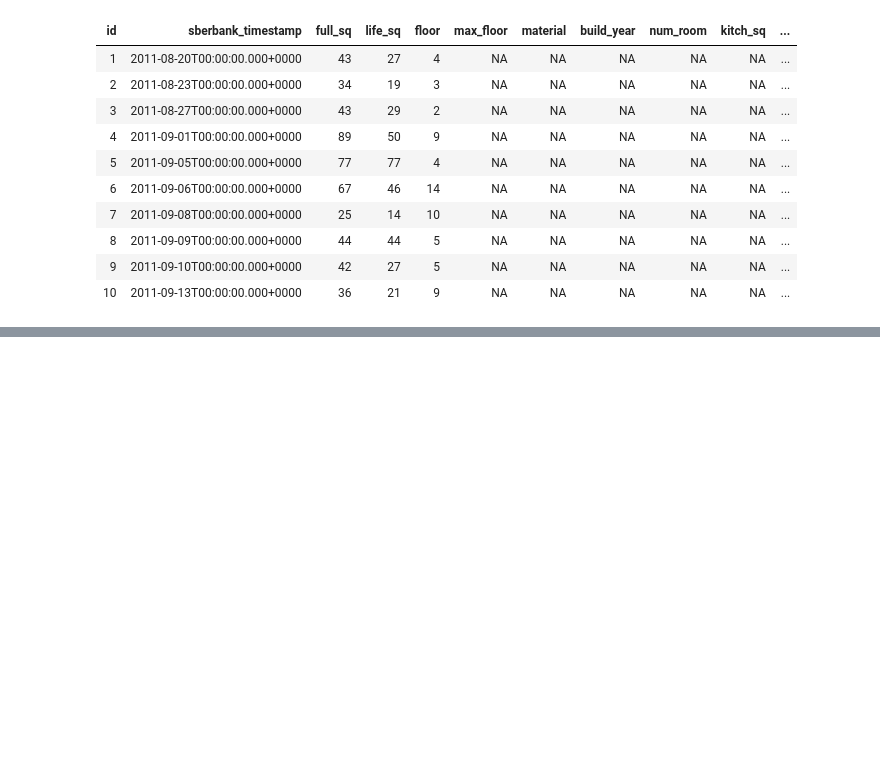
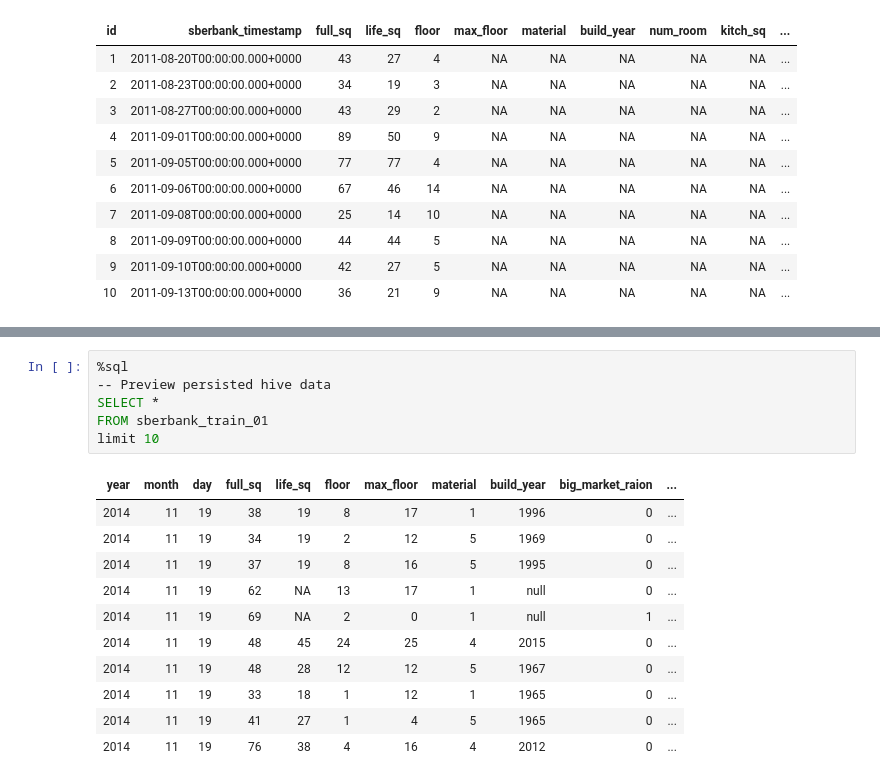
Before and after one commit to SkYeJustis/Databricks_Pyspark_Samples, a Jupyter notebook: Sberbank__Pyspark_Data_Engineering_Sample_01.ipynb, the cells around one changed output, grey strips where cells are left out. Drawn from its saved outputs; the diff is of its cells as text; blank space fills up the shorter version.

```diff
--- a/Sberbank__Pyspark_Data_Engineering_Sample_01.ipynb
+++ b/Sberbank__Pyspark_Data_Engineering_Sample_01.ipynb
@@ -211,2 +280,20 @@ engineered_df.write.format("parquet").saveAsTable(permanent_table_name)
 # %% [output]
 [interactive output not drawn]
+# %%
+%sql
+-- Preview persisted hive data
+SELECT *
+FROM sberbank_train_01
+limit 10
+# %% [output]
+| year | month | day | full_sq | life_sq | floor | max_floor | material | build_year | big_market_raion | ... |
+| 2014 | 11 | 19 | 38 | 19 | 8 | 17 | 1 | 1996 | 0 | ... |
+| 2014 | 11 | 19 | 34 | 19 | 2 | 12 | 5 | 1969 | 0 | ... |
+| 2014 | 11 | 19 | 37 | 19 | 8 | 16 | 5 | 1995 | 0 | ... |
+| 2014 | 11 | 19 | 62 | NA | 13 | 17 | 1 | null | 0 | ... |
+| 2014 | 11 | 19 | 69 | NA | 2 | 0 | 1 | null | 1 | ... |
+| 2014 | 11 | 19 | 48 | 45 | 24 | 25 | 4 | 2015 | 0 | ... |
+| 2014 | 11 | 19 | 48 | 28 | 12 | 12 | 5 | 1967 | 0 | ... |
+| 2014 | 11 | 19 | 33 | 18 | 1 | 12 | 1 | 1965 | 0 | ... |
+| 2014 | 11 | 19 | 41 | 27 | 1 | 4 | 5 | 1965 | 0 | ... |
+| 2014 | 11 | 19 | 76 | 38 | 4 | 16 | 4 | 2012 | 0 | ... |
```
Also changed, not shown: parts of 9 cells of this notebook.
